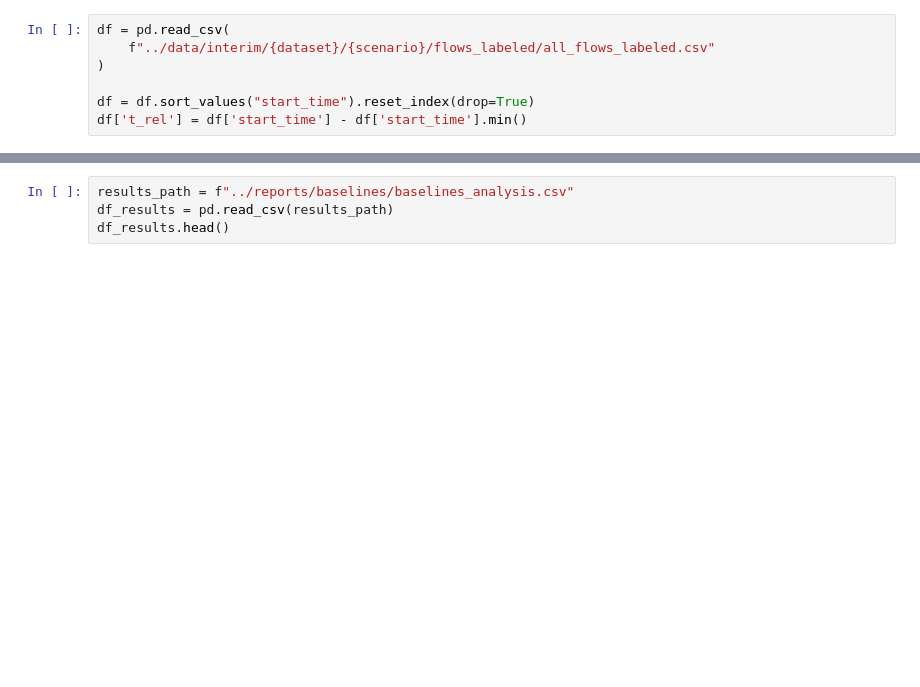
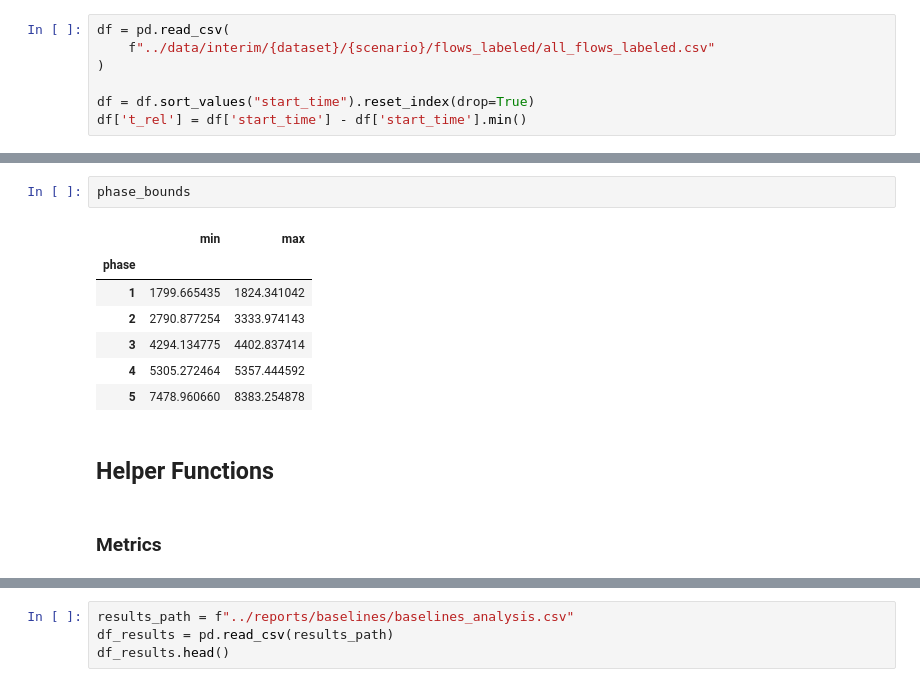
Before and after one commit to sofiaburkow/DeepChronos, a Jupyter notebook: notebooks/analyze_misclassifications.ipynb, the cells around one changed output, grey strips where cells are left out. Saved outputs shown, nothing was run; the diff lists cells and outputs as text; blank space fills up the shorter version.

```diff
--- a/notebooks/analyze_misclassifications.ipynb
+++ b/notebooks/analyze_misclassifications.ipynb
@@ -54,0 +31,14 @@ phase_bounds_flow_id
+# %%
+phase_bounds
+# %% [output]
+|  | min | max |
+| phase |  |  |
+| 1 | 1799.665435 | 1824.341042 |
+| 2 | 2790.877254 | 3333.974143 |
+| 3 | 4294.134775 | 4402.837414 |
+| 4 | 5305.272464 | 5357.444592 |
+| 5 | 7478.960660 | 8383.254878 |
+# %% [markdown]
+## Helper Functions
+# %% [markdown]
+### Metrics
```
Also changed, not shown: parts of 28 cells of this notebook.
